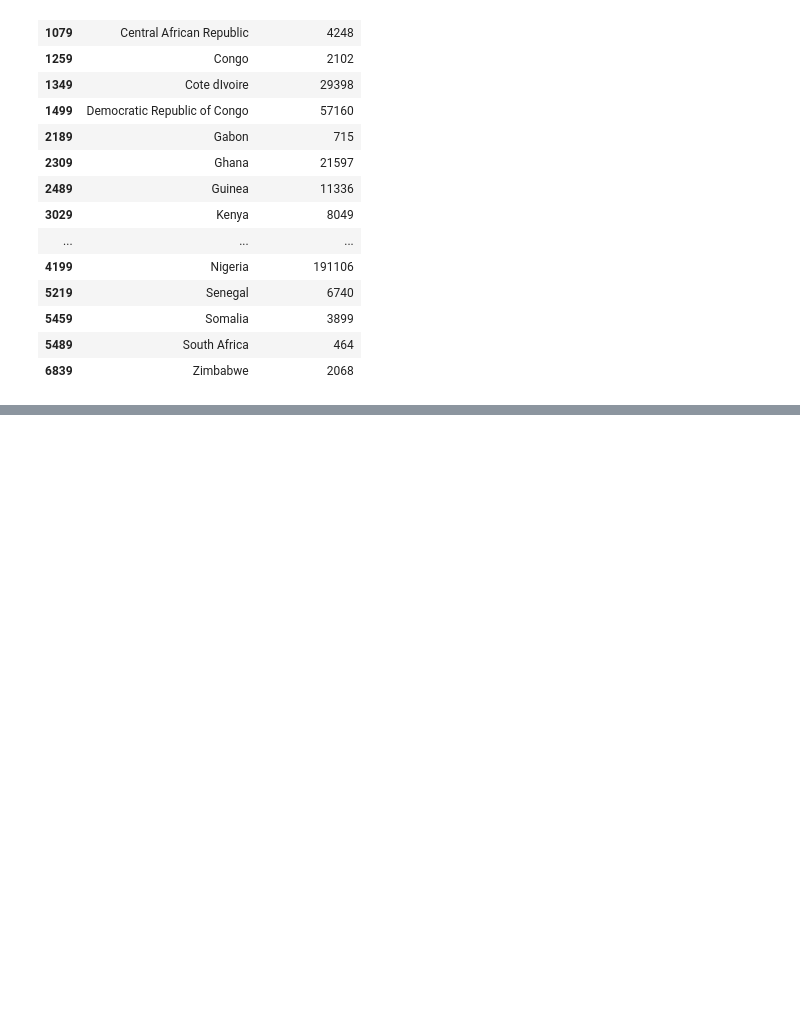
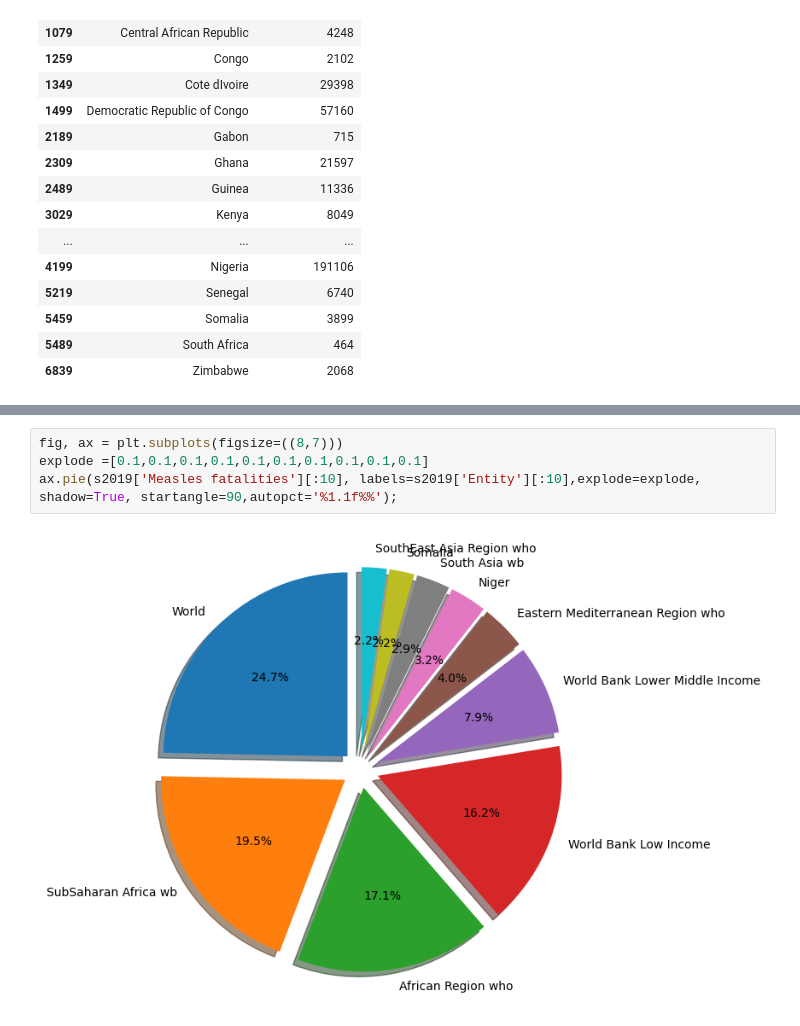
Before and after one commit to alegonzjur/ProyectoTFG, a Jupyter notebook: data/c_bio.ipynb, the cells around one changed output, grey strips where cells are left out. Saved outputs shown, nothing was run; the diff lists cells and outputs as text; blank space fills up the shorter version.

```diff
--- a/data/c_bio.ipynb
+++ b/data/c_bio.ipynb
@@ -90,0 +158,6 @@ af[L]
+# %%
+fig, ax = plt.subplots(figsize=((8,7)))
+explode =[0.1,0.1,0.1,0.1,0.1,0.1,0.1,0.1,0.1,0.1]
+ax.pie(s2019['Measles fatalities'][:10], labels=s2019['Entity'][:10],explode=explode, shadow=True, startangle=90,autopct='%1.1f%%');
+# %% [output]
+[figure, added]
```
Also changed, not shown: parts of 9 cells of this notebook.
